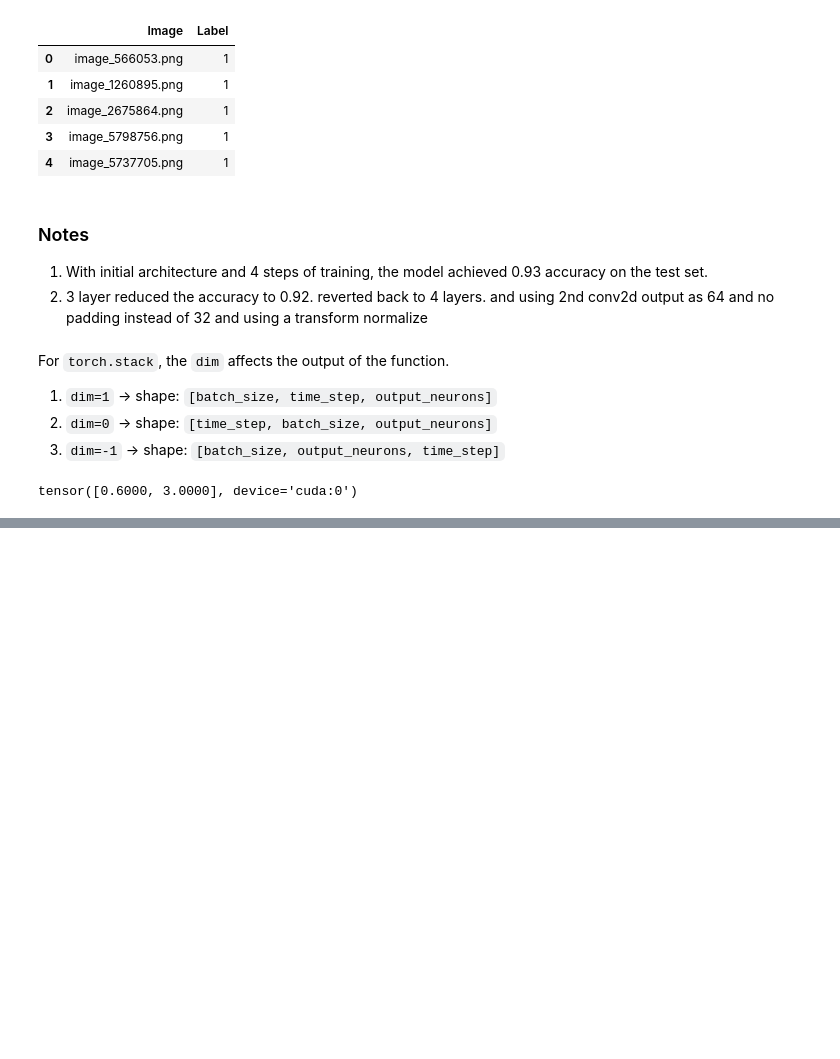
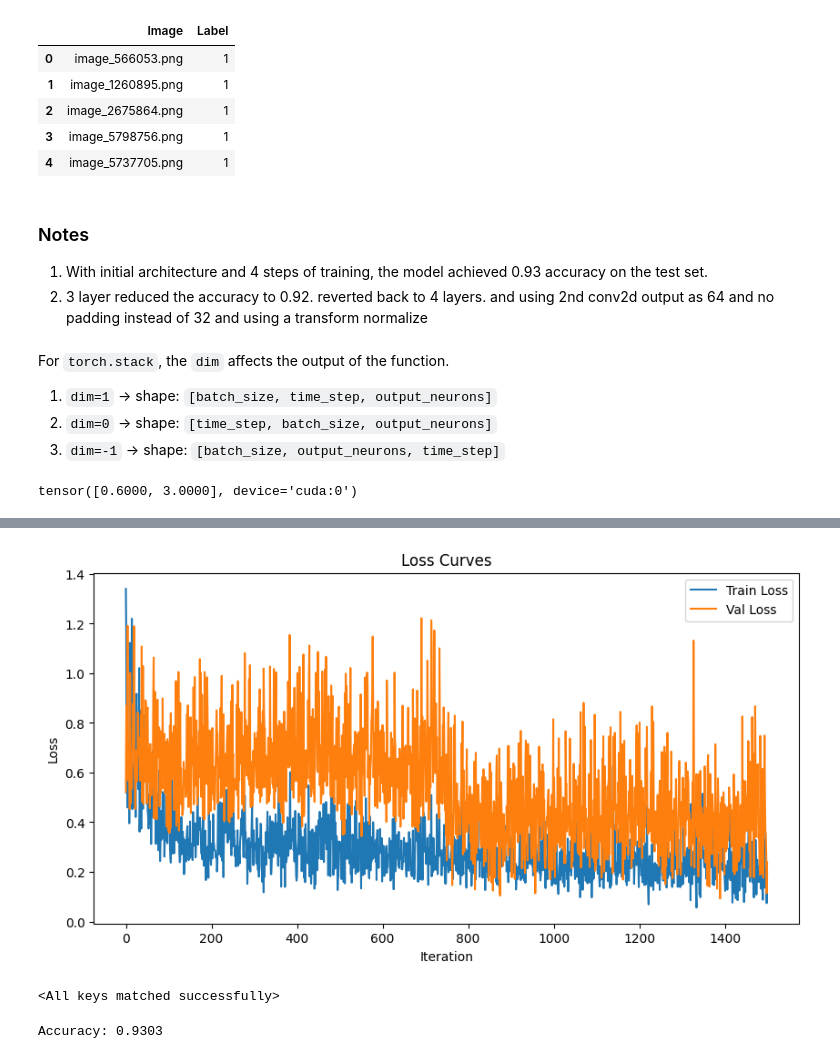
Before and after one commit to druvdub/3yp, a Jupyter notebook: notebooks/csnn/1.2.1.3-csnn-latency-model.ipynb, the cells around one changed output, grey strips where cells are left out. Saved outputs shown, nothing was run; the diff lists cells and outputs as text; code cells hidden in the pictures; blank space fills up the shorter version.

```diff
--- a/notebooks/csnn/1.2.1.3-csnn-latency-model.ipynb
+++ b/notebooks/csnn/1.2.1.3-csnn-latency-model.ipynb
@@ -618,7 +618,7 @@ def train_model(train_dataloader, val_dataloader, loss_fn, lr=1e-3, weight_decay
             'model_state_dict': model.state_dict(),
             'optimizer_state_dict': optimizer.state_dict(),
             'scheduler_state_dict': scheduler.state_dict(),
-            'metrics': metrics
+            'history': metrics
         }, model_savepath)
 
         # Save best model
@@ -652,7 +652,7 @@ tensor([0.6000, 3.0000], device='cuda:0')
 # %%
 loss_fn = SF.ce_temporal_loss(weight=class_weights)
 # %%
-model, history = train_model(train_data_loader, val_data_loader, loss_fn, lr=1e-3, weight_decay=None, num_epochs=10, model_savepath=savepath, device=device, dt_ms=1.0)
+model, history = train_model(train_data_loader, val_data_loader, loss_fn, lr=1e-3, weight_decay=None, num_epochs=30, model_savepath=savepath, device=device, dt_ms=1.0)
 
 # model, history = train_model(train_data_loader_spike, val_data_loader_spike, loss_fn, lr=1e-2, weight_decay=None, num_epochs=50, model_savepath=savepath, device=device, dt_ms=1.0)
 # %% [output]
@@ -701,35 +756,39 @@ test_data_loader = DataLoader(test_dataset, batch_size=BATCH_SIZE, shuffle=False
 # %%
 fig = plt.figure(facecolor="w", figsize=(10, 5))
 
 # plot for a single epoch training and validation loss - num_steps=4, batches=40
 
 
 # get train and val loss for 1 epoch
-train_loss = history["train_loss"][:1500]
-val_loss = history["val_loss"][:1500]
+train_loss = history["train"]["loss"][:1500]
+val_loss = history["val"]["loss"][:1500]
 
 # print(len(train_loss), len(val_loss))
 plt.plot(train_loss, label="Train Loss")
 plt.plot(val_loss, label="Val Loss")
 
 # draw a vertical line at the end of the first epoch
 # plt.axvline(x=len(train_loss)//2, color="r", linestyle="--")
 
 
 
 plt.title("Loss Curves")
 plt.xlabel("Iteration")
 plt.ylabel("Loss")
 plt.legend()
 plt.show()
+# %% [output]
+[figure, added]
 # %%
 # checkpoint = torch.load(savepath, weights_only=False)
 # best_model = BasicSNN().to(device)
 # best_model.load_state_dict(checkpoint['model_state_dict'])
 
 checkpoint = torch.load(savepath, weights_only=False)
-best_model = BasicSNN(num_steps=4).to(device)
+best_model = BasicSNN(num_steps=8).to(device)
 best_model.load_state_dict(checkpoint['model_state_dict'])
+# %% [output]
+<All keys matched successfully>
 # %%
 # sample 10000 data points from test data with equal distribution of benign and malicious samples
 test_data_sample = test_data_encoded.groupby("Label").sample(6000, random_state=42)
@@ -754,8 +813,9 @@ def calculate_accuracy2(model, test_data_loader_sample, device, class_names=None
             utils.reset(model)  # Reset neuron states per batch
 
             spk_rec, _ = model(images)  # Shape: [num_steps, batch_size, num_classes]
-            spk_mean = spk_rec.sum(dim=0)  # Sum spikes over time
-            preds = spk_mean.argmax(dim=1)  # Get predictions
+            # spk_mean = spk_rec.sum(dim=0)  # Sum spikes over time
+            # preds = spk_mean.argmax(dim=1)  # Get predictions
+            preds = get_predictions_from_spikes(spk_rec)
 
             # Append predictions and labels
             y_true = torch.cat((y_true, labels))
@@ -775,32 +835,11 @@ def calculate_accuracy2(model, test_data_loader_sample, device, class_names=None
 
     return y_true, y_pred
 
-def calculate_accuracy(model, data_loader, device="cuda"):
-    correct = 0
-    total = 0
-
-    for data, targets in tqdm(data_loader, desc="Calculating Accuracy"):
-        data, targets = data.to(device), targets.to(device)
-
-        utils.reset(model)  # Reset neuron states per batch
-
-        spk_rec, _ = model(data)
-
-        # calculate accuracy
-        acc = SF.accuracy_rate(spk_rec, targets)
-        # print(acc)
-
-        correct += acc * data.size(0)
-        total += data.size(0)
-
-    return correct / total
 
 
 y_true, y_pred = calculate_accuracy2(best_model, test_data_loader_sample, device=device)
-# Example usage
-calculate_accuracy(best_model, test_data_loader_sample, device=device)
-
-# y_true, y_pred = calculate_accuracy2(best_model, test_data_loader_spike_sample, device=device)
+# %% [output]
+Accuracy: 0.9303
 # %%
 from sklearn.metrics import confusion_matrix, classification_report
 import seaborn as sns
```
Also changed, not shown: parts of 2 cells of this notebook, 11 other files.
